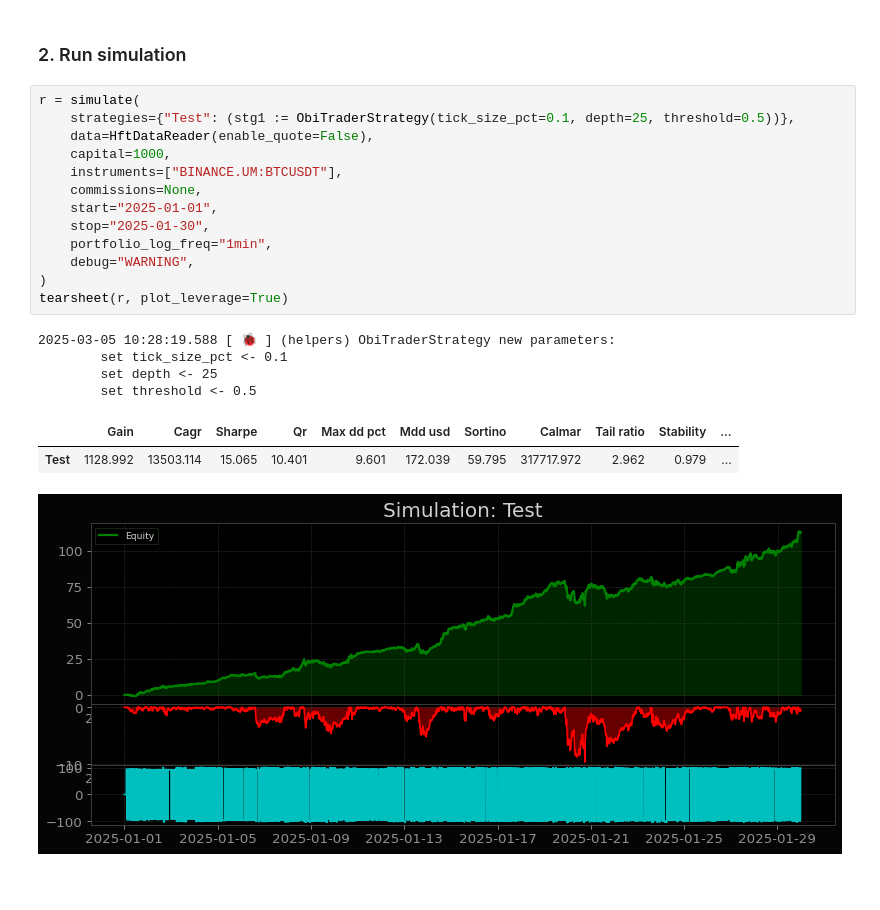
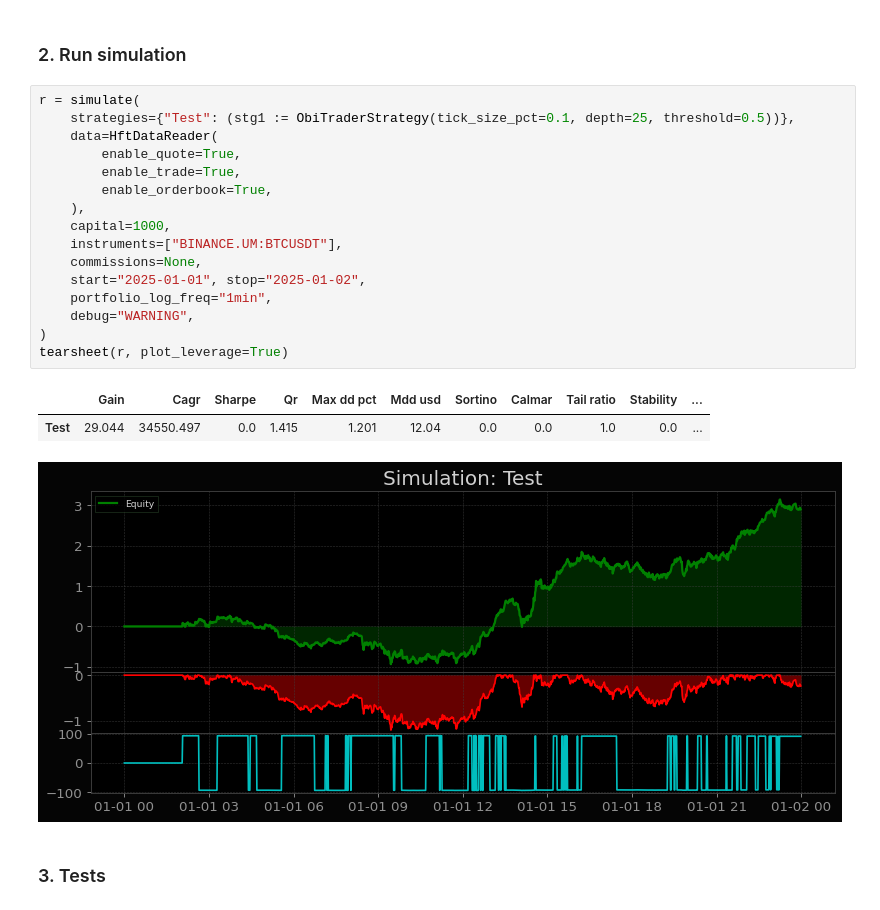
Before and after one commit to xLydianSoftware/Qubx, a Jupyter notebook: experiments/simulator/9.4 Test HFT reader.ipynb, the cells around one changed output. Drawn from its saved outputs; the diff is of its cells as text; blank space fills up the shorter version.

```diff
--- a/experiments/simulator/9.4 Test HFT reader.ipynb
+++ b/experiments/simulator/9.4 Test HFT reader.ipynb
@@ -96,21 +94,22 @@ trade_chunk[:10]
 # %%
 r = simulate(
     strategies={"Test": (stg1 := ObiTraderStrategy(tick_size_pct=0.1, depth=25, threshold=0.5))},
-    data=HftDataReader(enable_quote=False),
+    data=HftDataReader(
+        enable_quote=True,
+        enable_trade=True,
+        enable_orderbook=True,
+    ),
     capital=1000,
     instruments=["BINANCE.UM:BTCUSDT"],
     commissions=None,
-    start="2025-01-01",
-    stop="2025-01-30",
+    start="2025-01-01", stop="2025-01-02",
     portfolio_log_freq="1min",
     debug="WARNING",
 )
 tearsheet(r, plot_leverage=True)
 # %% [output]
-2025-03-05 10:28:19.588 [ 🐞 ] (helpers) ObiTraderStrategy new parameters:
-        set tick_size_pct <- 0.1
-        set depth <- 25
-        set threshold <- 0.5
 |  | Gain | Cagr | Sharpe | Qr | Max dd pct | Mdd usd | Sortino | Calmar | Tail ratio | Stability | ... |
-| Test | 1128.992 | 13503.114 | 15.065 | 10.401 | 9.601 | 172.039 | 59.795 | 317717.972 | 2.962 | 0.979 | ... |
+| Test | 29.044 | 34550.497 | 0.0 | 1.415 | 1.201 | 12.04 | 0.0 | 0.0 | 1.0 | 0.0 | ... |
-[figure, old version]
+[figure, new version]
+# %% [markdown]
+### 3. Tests
```
Also changed, not shown: parts of 4 cells of this notebook, 7 other files.
